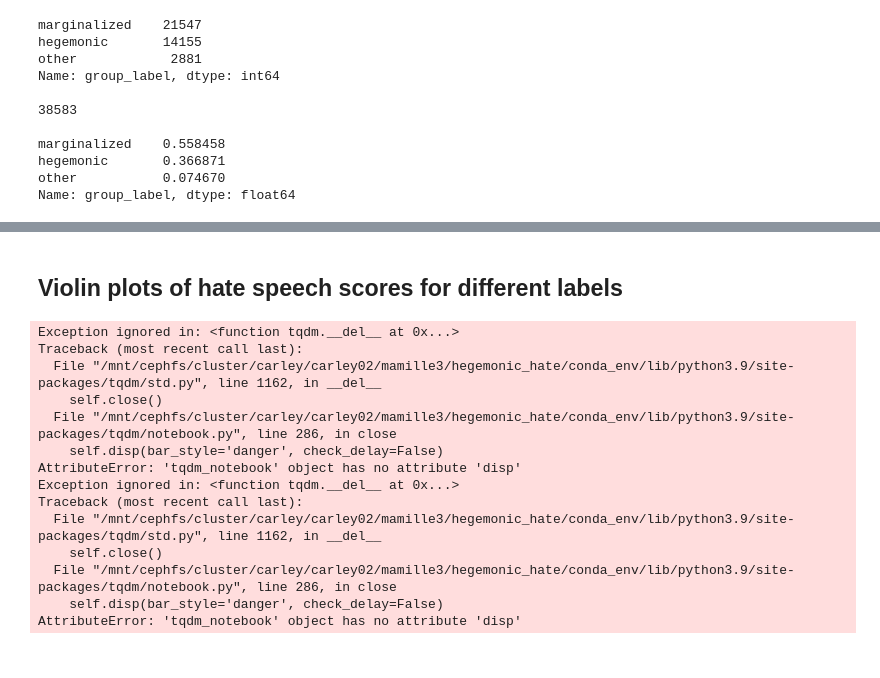
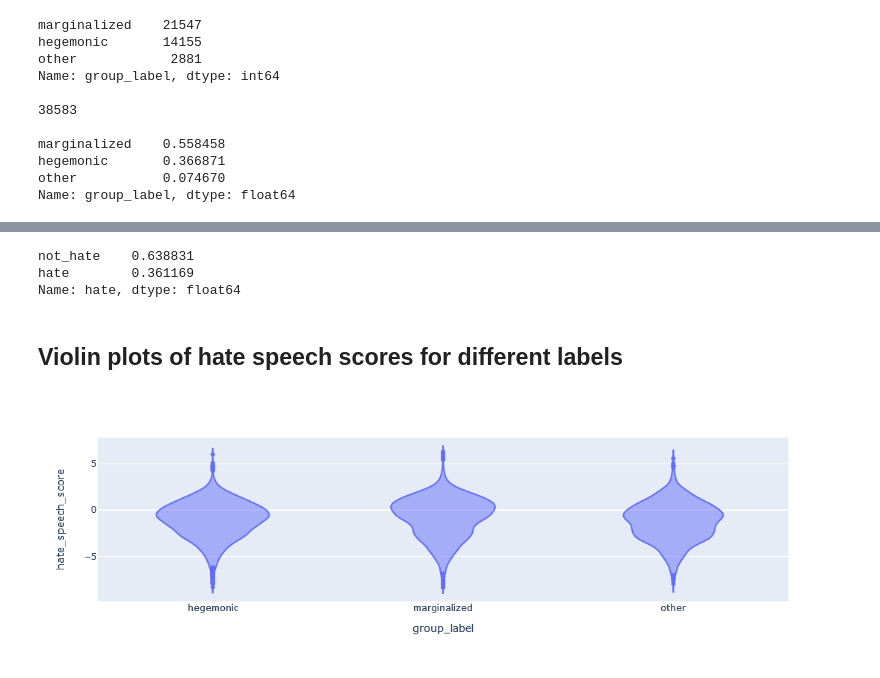
Before and after one commit to michaelmilleryoder/hate_speech_identities, a Jupyter notebook: jupyter/datasets.ipynb, the cells around one changed output, grey strips where cells are left out. Drawn from its saved outputs; the diff is of its cells as text; code cells hidden in the pictures.

```diff
--- a/jupyter/datasets.ipynb
+++ b/jupyter/datasets.ipynb
@@ -775,0 +715,9 @@ Name: group_label, dtype: int64
+# %%
+# Assign group label to instances
+from tqdm.notebook import tqdm
+tqdm.pandas()
+
+targeted = comments.loc[comments[group_target_cols].any(axis=1)].copy()
+targeted['group_label'] = targeted[group_target_cols].progress_apply(assign_label, axis=1) # Takes a while
+# targeted['group_label'] = targeted[group_target_cols].apply(assign_label, axis=1) # Takes a while
+# data[group_target_cols + ['group_label']]
@@ -800,0 +750,9 @@ print(sum(targeted.group_label.value_counts()))
+# %%
+# How many of each group label are labeled hateful
+from IPython.display import display
+
+targeted['hate'] = targeted['hate_speech_score'].map(lambda x: 'hate' if x>0 else 'not_hate')
+count_cross = pd.crosstab(targeted['group_label'], targeted['hate'])
+display(count_cross)
+percentage_cross = pd.crosstab(targeted['group_label'], targeted['hate'], normalize='index')
+percentage_cross
@@ -801,19 +775,16 @@ print(sum(targeted.group_label.value_counts()))
+# %%
+# Not sure how they would split the dataset hateful/not since estimated 25% hate
+# Maybe they didn't include that "bias" category
+targeted.hate.value_counts(normalize=True)
+# %% [output]
+not_hate    0.638831
+hate        0.361169
+Name: hate, dtype: float64
 # %% [markdown]
 ## Violin plots of hate speech scores for different labels
 # %%
 import plotly.express as px
+
+px.violin(targeted, y='hate_speech_score', x='group_label')
 # %% [output]
-Exception ignored in: <function tqdm.__del__ at 0x...>
-Traceback (most recent call last):
-  File "/mnt/cephfs/cluster/carley/carley02/mamille3/hegemonic_hate/conda_env/lib/python3.9/site-packages/tqdm/std.py", line 1162, in __del__
-    self.close()
-  File "/mnt/cephfs/cluster/carley/carley02/mamille3/hegemonic_hate/conda_env/lib/python3.9/site-packages/tqdm/notebook.py", line 286, in close
-    self.disp(bar_style='danger', check_delay=False)
-AttributeError: 'tqdm_notebook' object has no attribute 'disp'
-Exception ignored in: <function tqdm.__del__ at 0x...>
-Traceback (most recent call last):
-  File "/mnt/cephfs/cluster/carley/carley02/mamille3/hegemonic_hate/conda_env/lib/python3.9/site-packages/tqdm/std.py", line 1162, in __del__
-    self.close()
-  File "/mnt/cephfs/cluster/carley/carley02/mamille3/hegemonic_hate/conda_env/lib/python3.9/site-packages/tqdm/notebook.py", line 286, in close
-    self.disp(bar_style='danger', check_delay=False)
-AttributeError: 'tqdm_notebook' object has no attribute 'disp'
+[figure, added]
```
Also changed, not shown: parts of 21 cells of this notebook.
